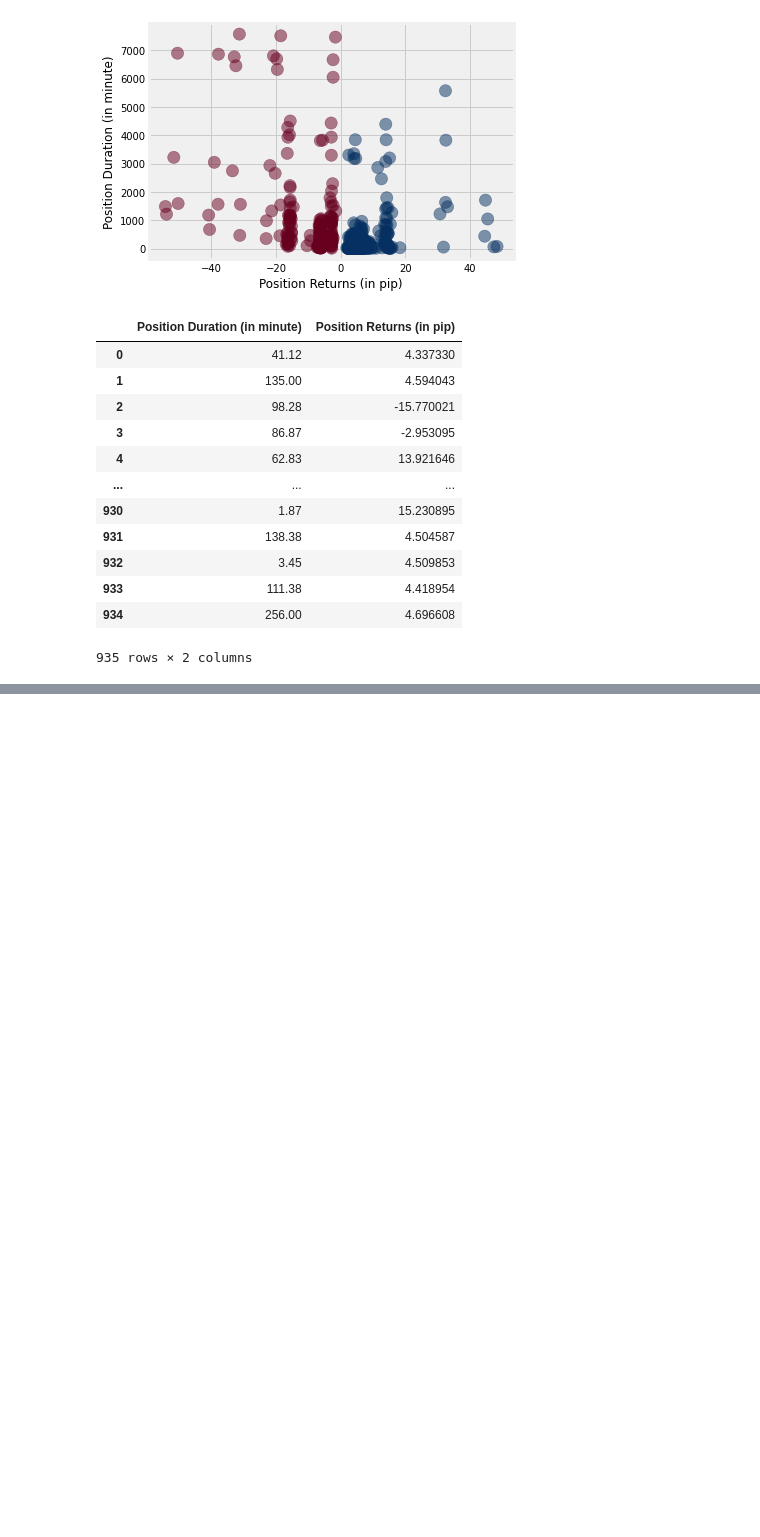
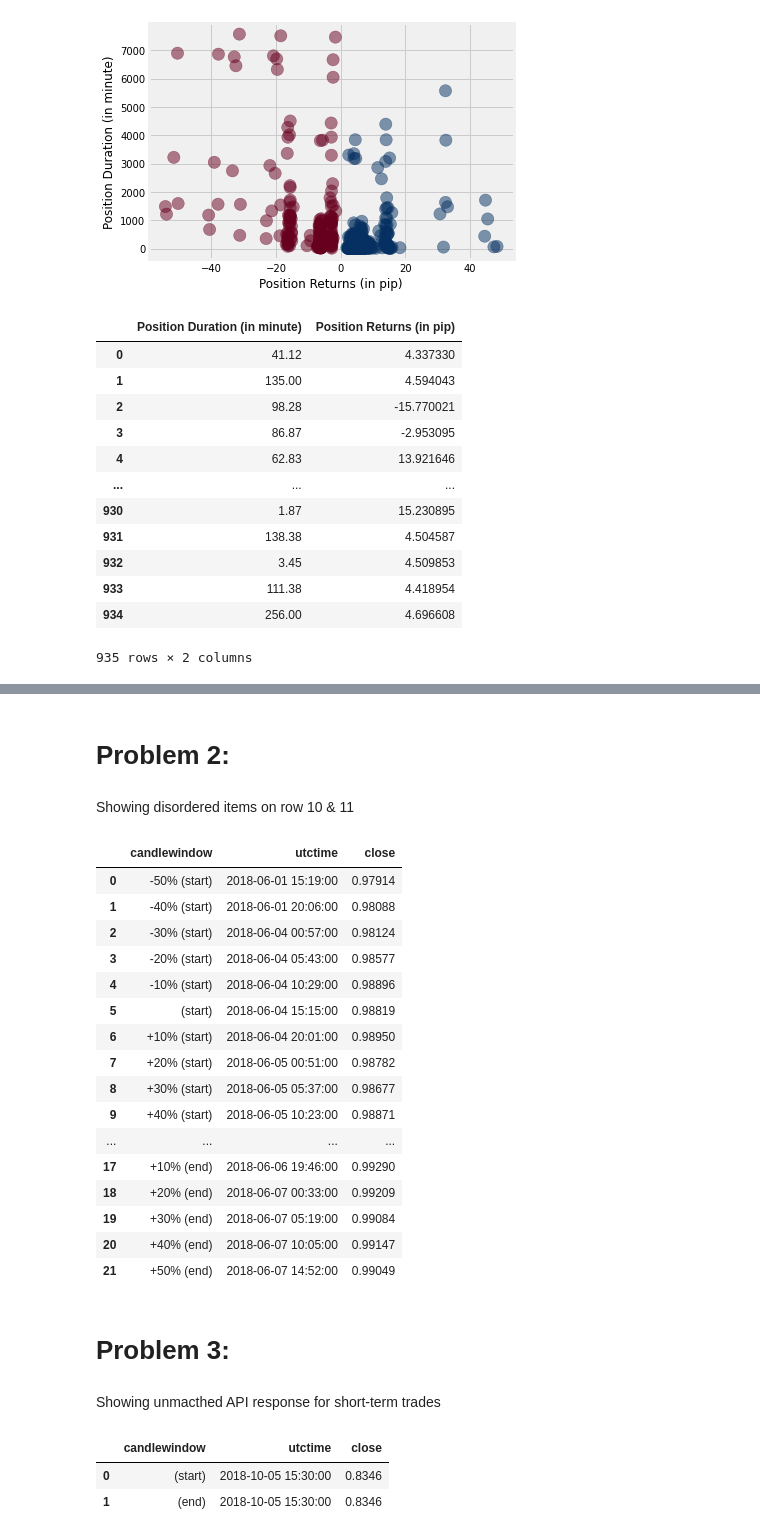
Before and after one commit to adaji/TraderEvaluation, a Jupyter notebook: TestNote.ipynb, the cells around one changed output, grey strips where cells are left out. Cells and saved outputs as stored; diff of their text form; code cells hidden in the pictures; blank space fills up the shorter version.

```diff
--- a/TestNote.ipynb
+++ b/TestNote.ipynb
@@ -99,0 +141,6 @@ Duration(data).Duration_data
+# %%
+prices = df.loc[:10].apply(lambda x: OpenClose_data(
+    Symbol=x.Symbol,
+    Start_Date=x.Time1.strftime("%Y-%m-%dT%H:%M:00.000"),
+    End_Data=x.Time2.strftime("%Y-%m-%dT%H:%M:00.000"),
+).send_post_request,axis=1).to_frame()
@@ -99,0 +202,28 @@ Duration(data).Duration_data
+# %% [markdown]
+# Problem 2:
+# %% [markdown]
+Showing disordered items on row 10 & 11
+# %%
+prices[0][0]
+# %% [output]
+|  | candlewindow | utctime | close |
+| 0 | -50% (start) | 2018-06-01 15:19:00 | 0.97914 |
+| 1 | -40% (start) | 2018-06-01 20:06:00 | 0.98088 |
+| 2 | -30% (start) | 2018-06-04 00:57:00 | 0.98124 |
+| 3 | -20% (start) | 2018-06-04 05:43:00 | 0.98577 |
+| 4 | -10% (start) | 2018-06-04 10:29:00 | 0.98896 |
+| 5 | (start) | 2018-06-04 15:15:00 | 0.98819 |
+| 6 | +10% (start) | 2018-06-04 20:01:00 | 0.98950 |
+| 7 | +20% (start) | 2018-06-05 00:51:00 | 0.98782 |
+| 8 | +30% (start) | 2018-06-05 05:37:00 | 0.98677 |
+| 9 | +40% (start) | 2018-06-05 10:23:00 | 0.98871 |
+| ... | ... | ... | ... |
+| 17 | +10% (end) | 2018-06-06 19:46:00 | 0.99290 |
+| 18 | +20% (end) | 2018-06-07 00:33:00 | 0.99209 |
+| 19 | +30% (end) | 2018-06-07 05:19:00 | 0.99084 |
+| 20 | +40% (end) | 2018-06-07 10:05:00 | 0.99147 |
+| 21 | +50% (end) | 2018-06-07 14:52:00 | 0.99049 |
+# %% [markdown]
+# Problem 3:
+# %% [markdown]
+Showing unmacthed API response for short-term trades
@@ -99,0 +239,6 @@ Duration(data).Duration_data
+# %%
+prices[0][0]
+# %% [output]
+|  | candlewindow | utctime | close |
+| 0 | (start) | 2018-10-05 15:30:00 | 0.8346 |
+| 1 | (end) | 2018-10-05 15:30:00 | 0.8346 |
```
Also changed, not shown: parts of 26 cells of this notebook, 1 other file.
